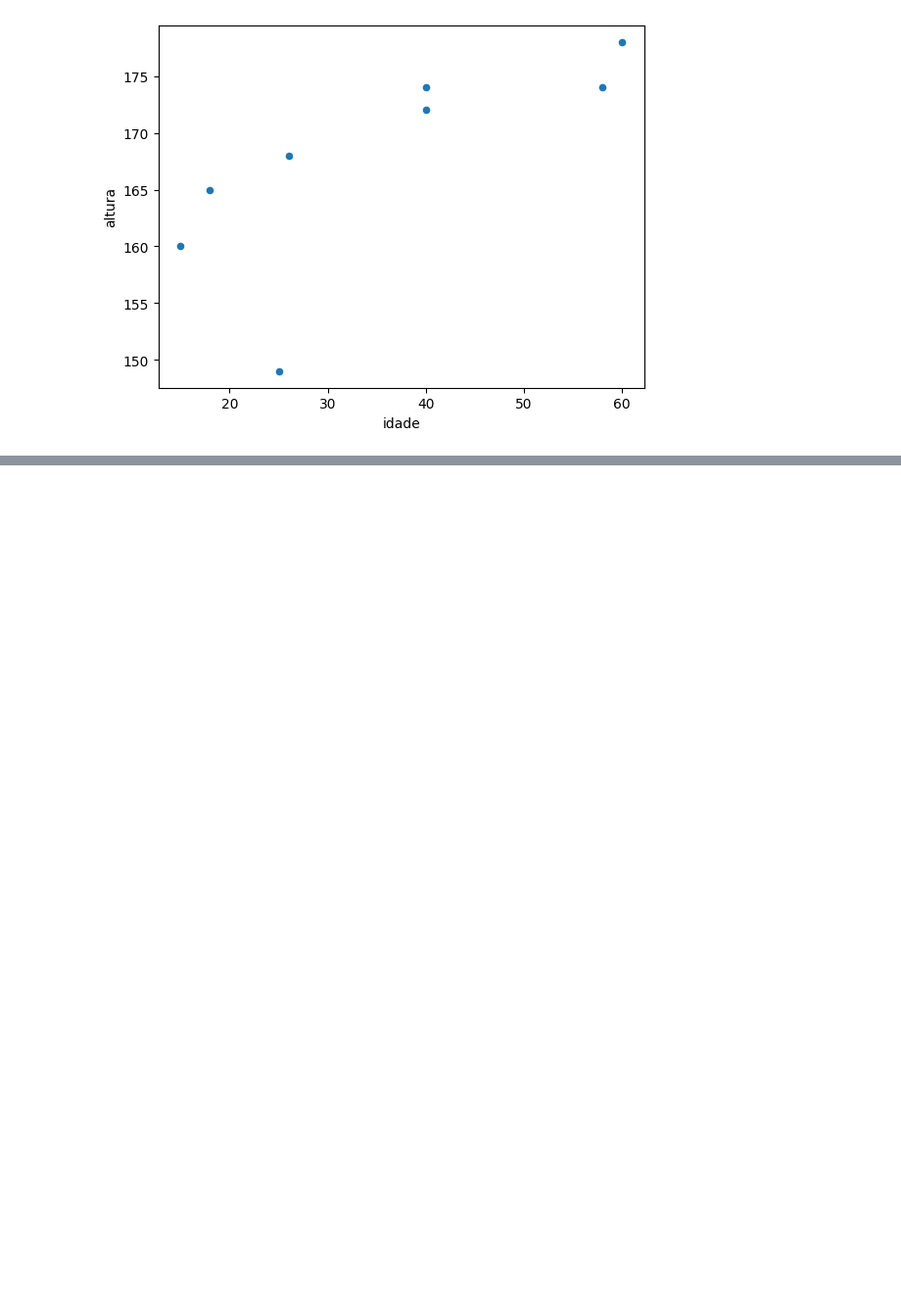
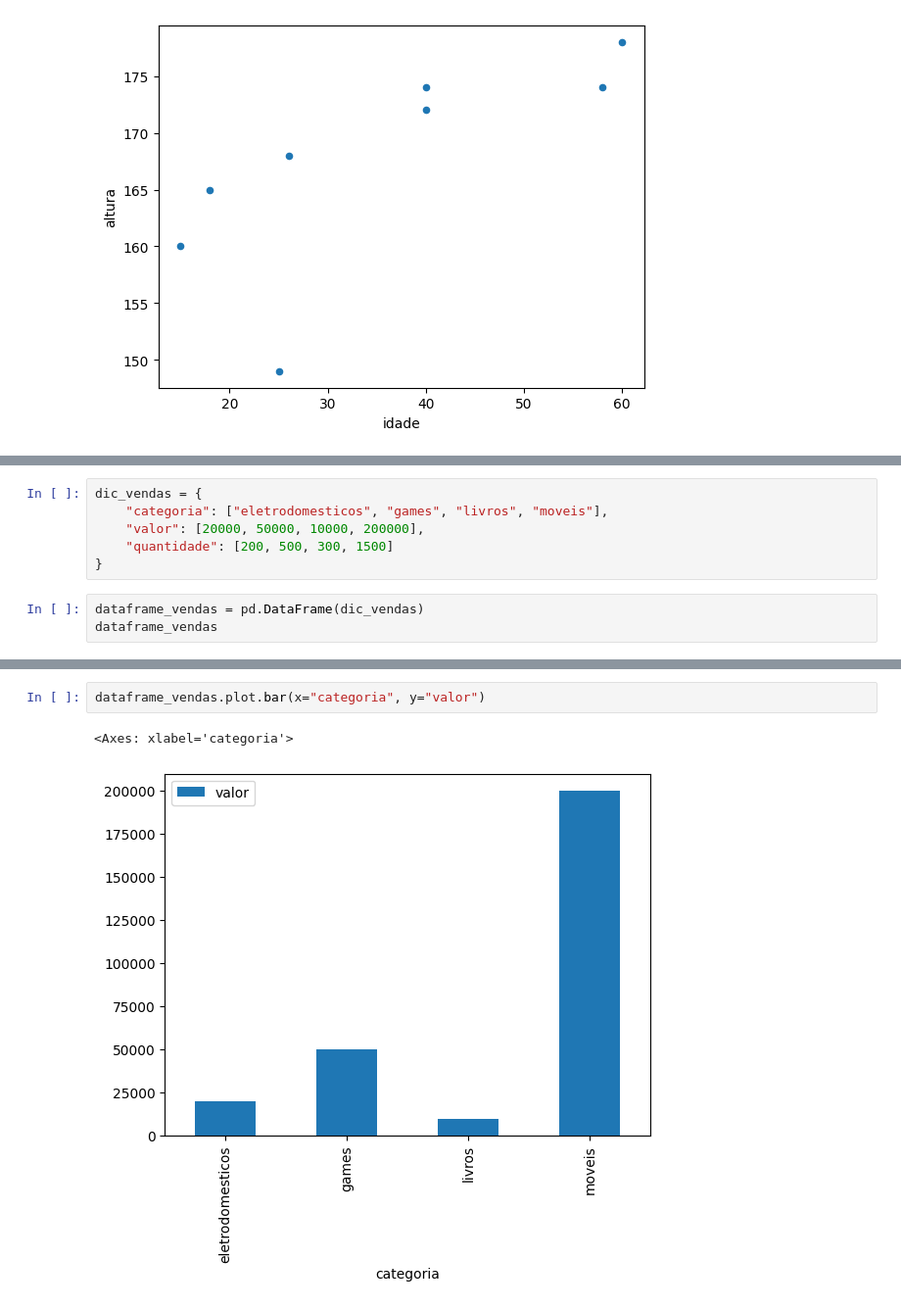
Before and after one commit to Pedro-Antonio-Dev/DataAnalysis, a Jupyter notebook: estatisticaAplicada/estatistica.ipynb, the cells around one changed output, grey strips where cells are left out. Shown at 98% size. Drawn from its saved outputs; the diff is of its cells as text; blank space fills up the shorter version.

Commit message:
feat: aplicando graficos de barras nos dataframes

```diff
--- a/estatisticaAplicada/estatistica.ipynb
+++ b/estatisticaAplicada/estatistica.ipynb
@@ -205,0 +209,9 @@ dataframe.plot.scatter(x="idade", y="altura")
+# %%
+dic_vendas = {
+    "categoria": ["eletrodomesticos", "games", "livros", "moveis"],
+    "valor": [20000, 50000, 10000, 200000],
+    "quantidade": [200, 500, 300, 1500]
+}
+# %%
+dataframe_vendas = pd.DataFrame(dic_vendas)
+dataframe_vendas
@@ -205,0 +231,5 @@ dataframe.plot.scatter(x="idade", y="altura")
+# %%
+dataframe_vendas.plot.bar(x="categoria", y="valor")
+# %% [output]
+<Axes: xlabel='categoria'>
+[figure, added]
```
Also changed, not shown: parts of 5 cells of this notebook.
